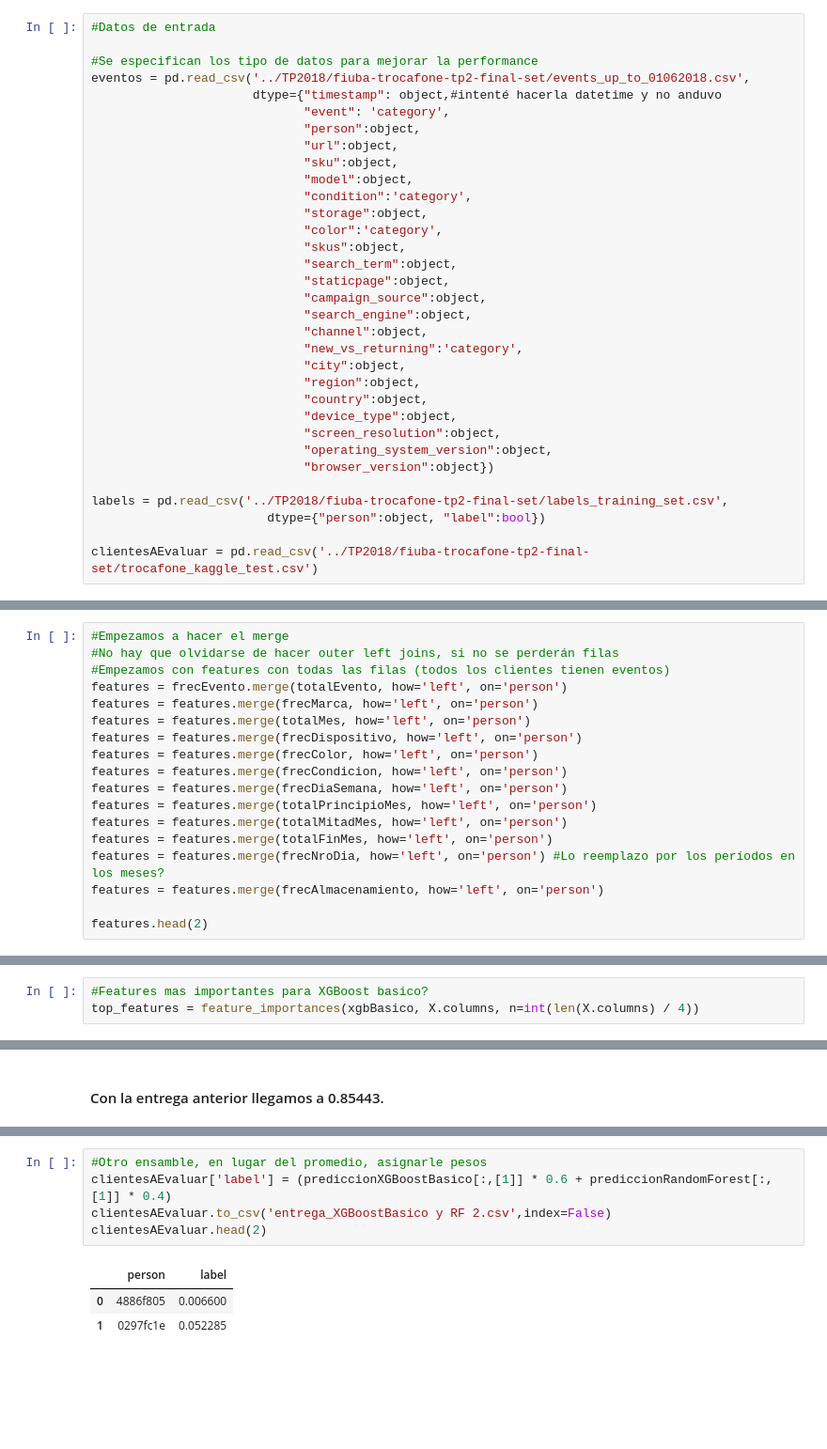
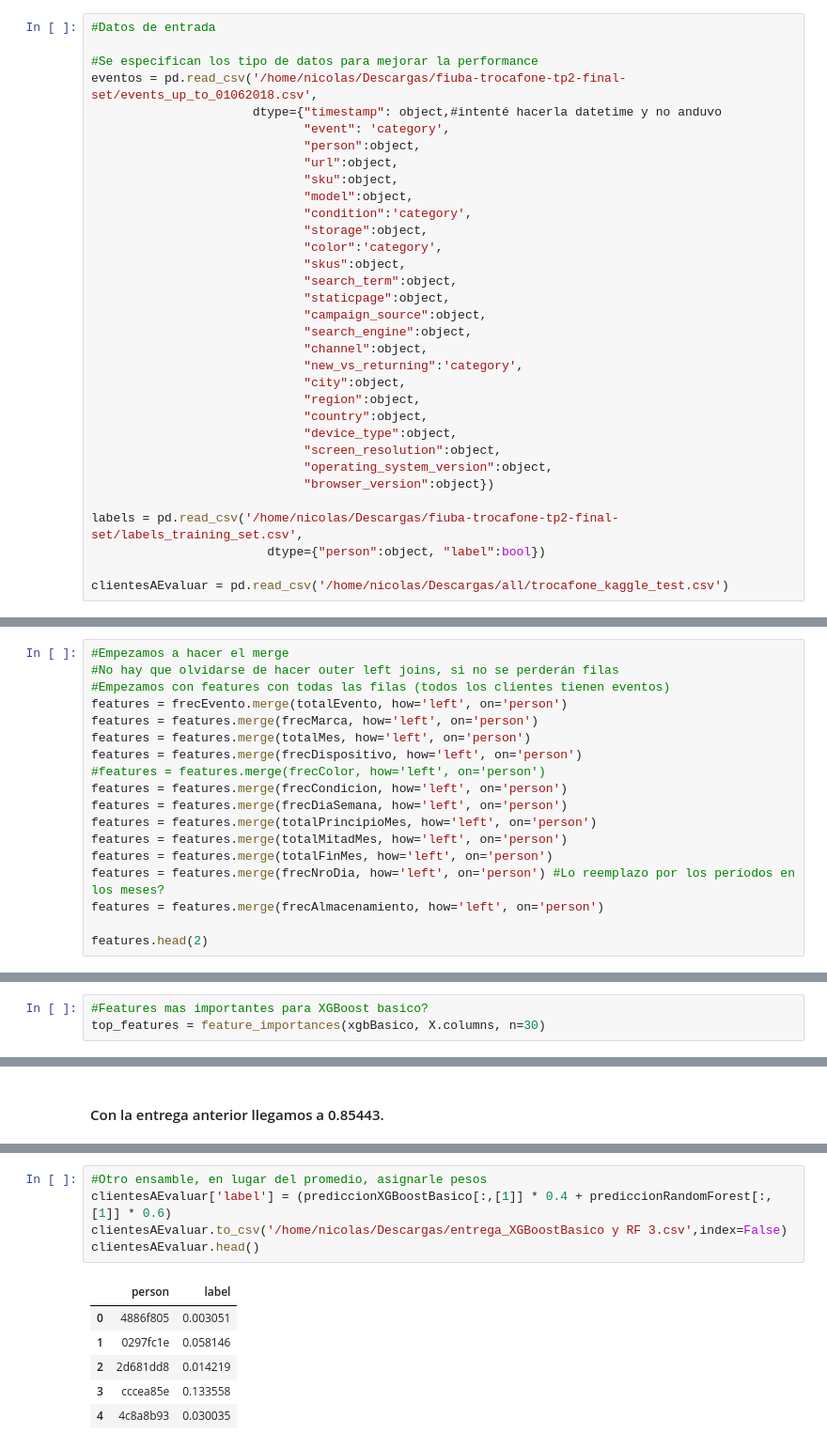
Before and after one commit to btusca/7506, a Jupyter notebook: TP2/Tp2.ipynb, the cells around one changed output, grey strips where cells are left out. Shown at 94% size. Drawn from its saved outputs; the diff is of its cells as text; blank space fills up the shorter version.

```diff
--- a/TP2/Tp2.ipynb
+++ b/TP2/Tp2.ipynb
@@ -21,7 +21,7 @@ import seaborn as sns # Visualizaciones más fancy
 #Datos de entrada
 
 #Se especifican los tipo de datos para mejorar la performance
-eventos = pd.read_csv('../TP2018/fiuba-trocafone-tp2-final-set/events_up_to_01062018.csv',
+eventos = pd.read_csv('/home/nicolas/Descargas/fiuba-trocafone-tp2-final-set/events_up_to_01062018.csv',
                       dtype={"timestamp": object,#intenté hacerla datetime y no anduvo
                              "event": 'category',
                              "person":object,
@@ -46,10 +46,10 @@ eventos = pd.read_csv('../TP2018/fiuba-trocafone-tp2-final-set/events_up_to_0106
                              "operating_system_version":object,
                              "browser_version":object})
 
-labels = pd.read_csv('../TP2018/fiuba-trocafone-tp2-final-set/labels_training_set.csv',
+labels = pd.read_csv('/home/nicolas/Descargas/fiuba-trocafone-tp2-final-set/labels_training_set.csv',
                         dtype={"person":object, "label":bool})
 
-clientesAEvaluar = pd.read_csv('../TP2018/fiuba-trocafone-tp2-final-set/trocafone_kaggle_test.csv')
+clientesAEvaluar = pd.read_csv('/home/nicolas/Descargas/all/trocafone_kaggle_test.csv')
 # %%
 #Revisando el formato de los eventos
 eventos.head(3)
@@ -166,7 +166,7 @@ features = frecEvento.merge(totalEvento, how='left', on='person')
 features = features.merge(frecMarca, how='left', on='person')
 features = features.merge(totalMes, how='left', on='person')
 features = features.merge(frecDispositivo, how='left', on='person')
-features = features.merge(frecColor, how='left', on='person')
+#features = features.merge(frecColor, how='left', on='person')
 features = features.merge(frecCondicion, how='left', on='person')
 features = features.merge(frecDiaSemana, how='left', on='person')
 features = features.merge(totalPrincipioMes, how='left', on='person')
@@ -457,4 +484,4 @@ AUC usando el modelo xgbBasico con datos ordenados 0.85 +/- 0.01
 # %%
 #Features mas importantes para XGBoost basico?
-top_features = feature_importances(xgbBasico, X.columns, n=int(len(X.columns) / 4))
+top_features = feature_importances(xgbBasico, X.columns, n=30)
 # %% [output]
@@ -581,9 +630,12 @@ clientesAEvaluar.head()
 # %%
 #Otro ensamble, en lugar del promedio, asignarle pesos
-clientesAEvaluar['label'] = (prediccionXGBoostBasico[:,[1]] * 0.6 + prediccionRandomForest[:,[1]] * 0.4)
-clientesAEvaluar.to_csv('entrega_XGBoostBasico y RF 2.csv',index=False)
-clientesAEvaluar.head(2)
+clientesAEvaluar['label'] = (prediccionXGBoostBasico[:,[1]] * 0.4 + prediccionRandomForest[:,[1]] * 0.6)
+clientesAEvaluar.to_csv('/home/nicolas/Descargas/entrega_XGBoostBasico y RF 3.csv',index=False)
+clientesAEvaluar.head()
 # %% [output]
 |  | person | label |
-| 0 | 4886f805 | 0.006600 |
-| 1 | 0297fc1e | 0.052285 |
+| 0 | 4886f805 | 0.003051 |
+| 1 | 0297fc1e | 0.058146 |
+| 2 | 2d681dd8 | 0.014219 |
+| 3 | cccea85e | 0.133558 |
+| 4 | 4c8a8b93 | 0.030035 |
```
Also changed, not shown: parts of 25 cells of this notebook.
